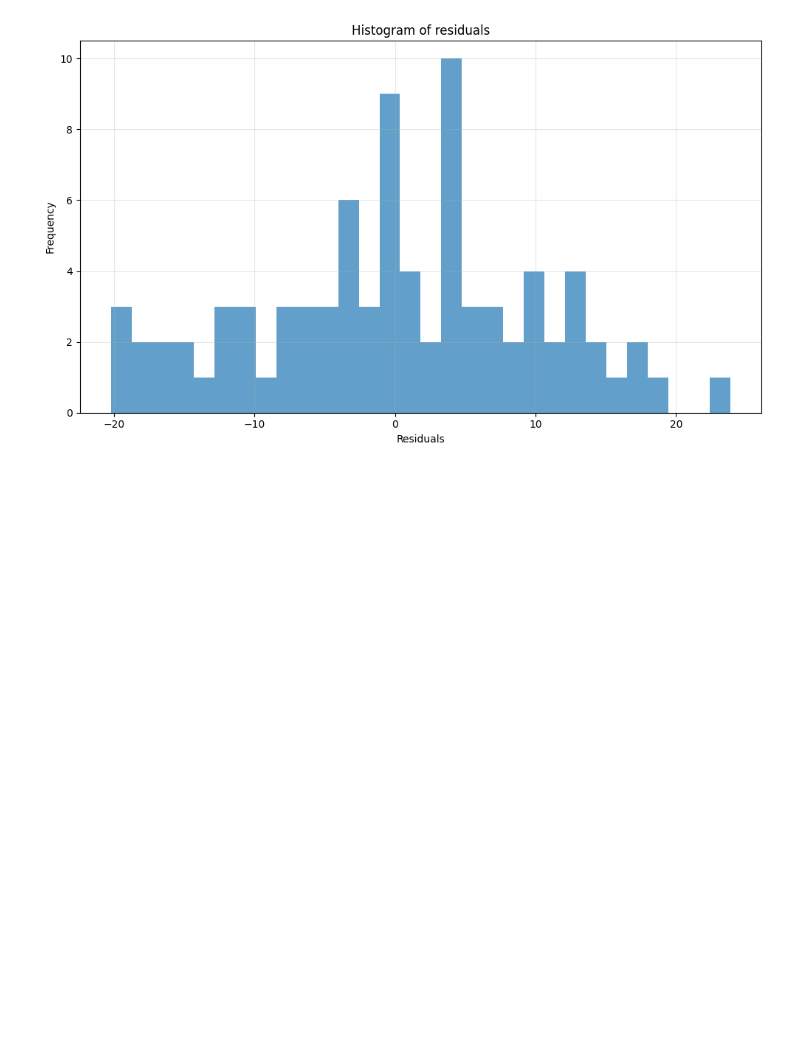
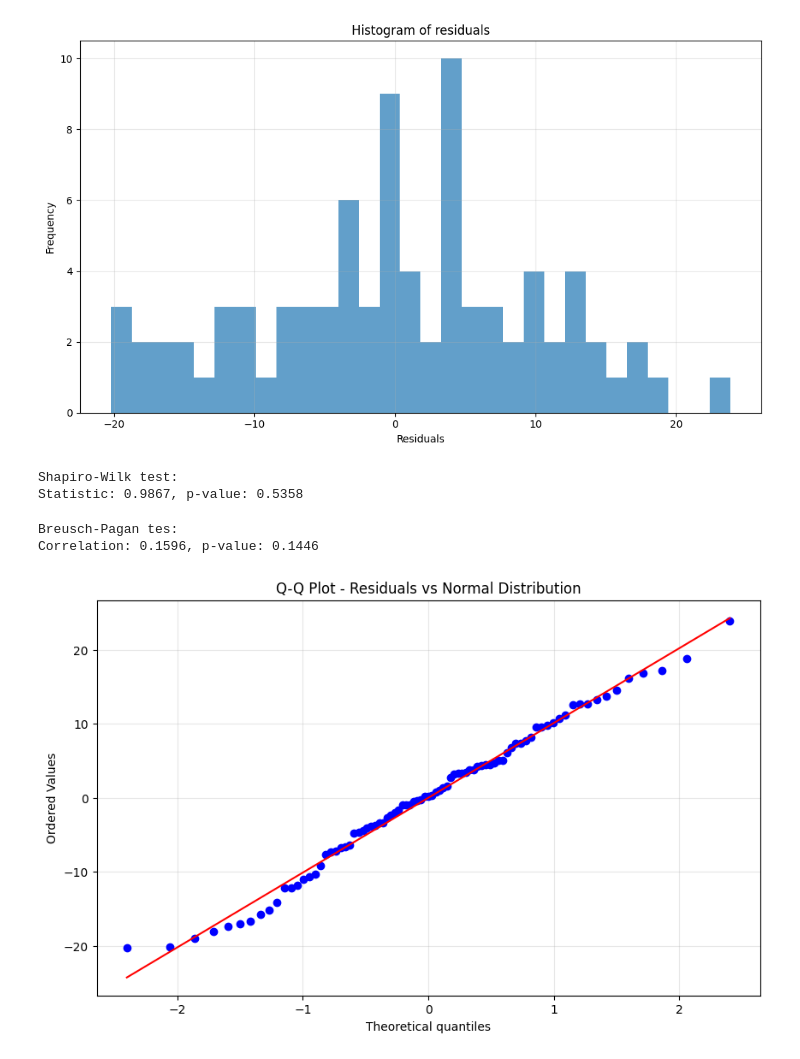
Before and after one commit to AronNemeth/lidl-case-study, a Jupyter notebook: notebooks/regression.ipynb, the cells around one changed output. Cells and saved outputs as stored; diff of their text form; code cells hidden in the pictures; blank space fills up the shorter version.

```diff
--- a/notebooks/regression.ipynb
+++ b/notebooks/regression.ipynb
@@ -133,3 +224,30 @@ plt.tight_layout()
 plt.show()
 # %% [output]
 [figure]
+# %%
+shapiro_stat, shapiro_p = stats.shapiro(residuals)
+print("Shapiro-Wilk test:")
+print(f"Statistic: {shapiro_stat:.4f}, p-value: {shapiro_p:.4f}")
+# can't reject null hypothesis of normality (p > 0.05)
+# %% [output]
+Shapiro-Wilk test:
+Statistic: 0.9867, p-value: 0.5358
+# %%
+# Breusch-Pagan test
+
+bp_corr, bp_p = stats.pearsonr(fitted_values, residuals**2)
+print("Breusch-Pagan tes:")
+print(f"Correlation: {bp_corr:.4f}, p-value: {bp_p:.4f}")
+# no evidence of heteroscedasticity (p > 0.05)
+# %% [output]
+Breusch-Pagan tes:
+Correlation: 0.1596, p-value: 0.1446
+# %%
+# Q-Q plot for normality of residuals
+plt.figure(figsize=(10, 6))
+stats.probplot(residuals, dist="norm", plot=plt)
+plt.title("Q-Q Plot - Residuals vs Normal Distribution")
+plt.grid(True, alpha=0.3)
+plt.show()
+# %% [output]
+[figure, added]
```
Also changed, not shown: parts of 8 cells of this notebook.
